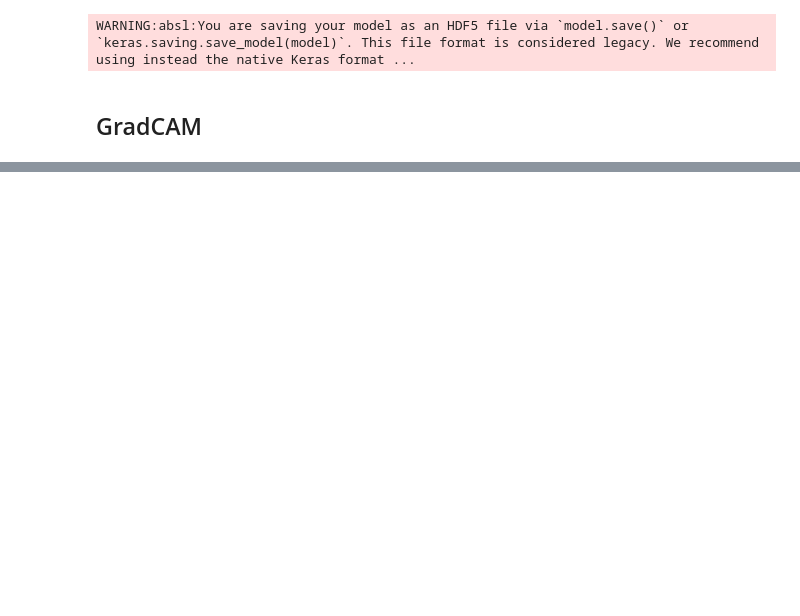
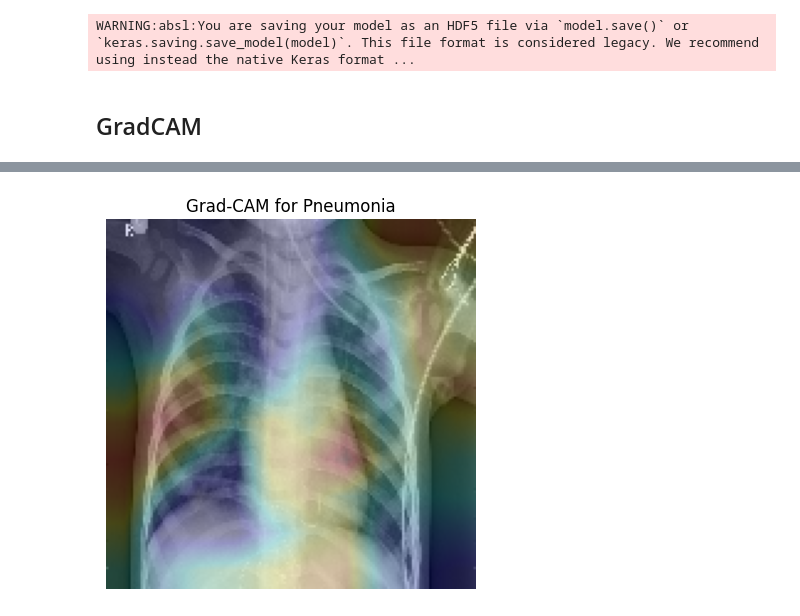
Before and after one commit to AKButani/ML4H_Project2, a Jupyter notebook: Part2.ipynb, the cells around one changed output, grey strips where cells are left out. Drawn from its saved outputs; the diff is of its cells as text; code cells hidden in the pictures; blank space fills up the shorter version.

```diff
--- a/Part2.ipynb
+++ b/Part2.ipynb
@@ -464,0 +456,8 @@ Predicted class: [0.5589921]
+# %%
+img3, orig_gray3 = preprocess_image(os.path.join('chest_xray', 'test', 'PNEUMONIA', 'person138_bacteria_657.jpeg'))
+pred3 = model.predict(img3)
+print(f"Predicted class: {pred3[0]}")
+cam3 = compute_gradcam(model, img3, last_conv_layer)
+orig_rgb3 = np.stack([orig_gray3]*3, axis=-1)
+display_gradcam(cam3, orig_rgb3, title="Grad-CAM for Pneumonia")
+# %% [output]
@@ -464,0 +467 @@ Predicted class: [0.5589921]
+[figure, added]
```
Also changed, not shown: parts of 21 cells of this notebook, 1 other file.
